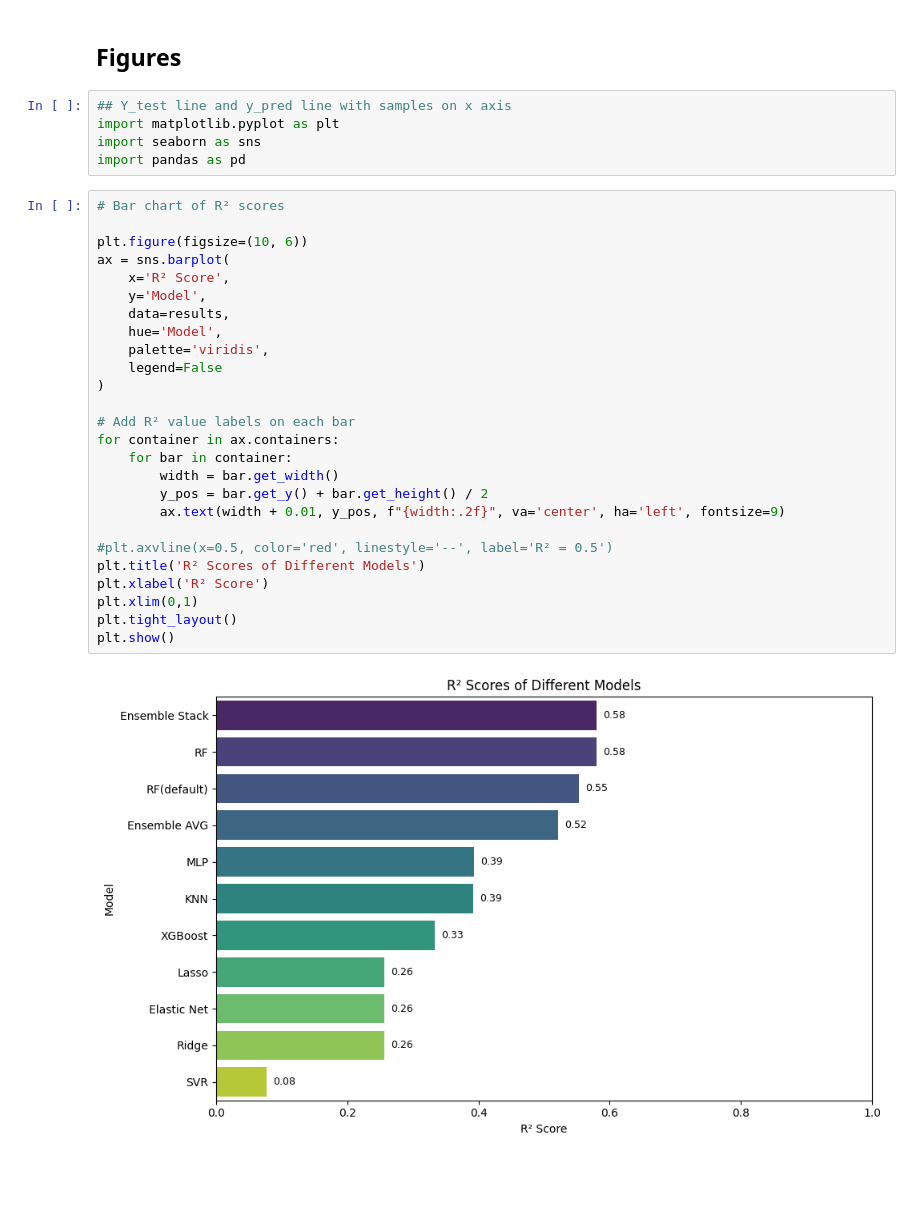
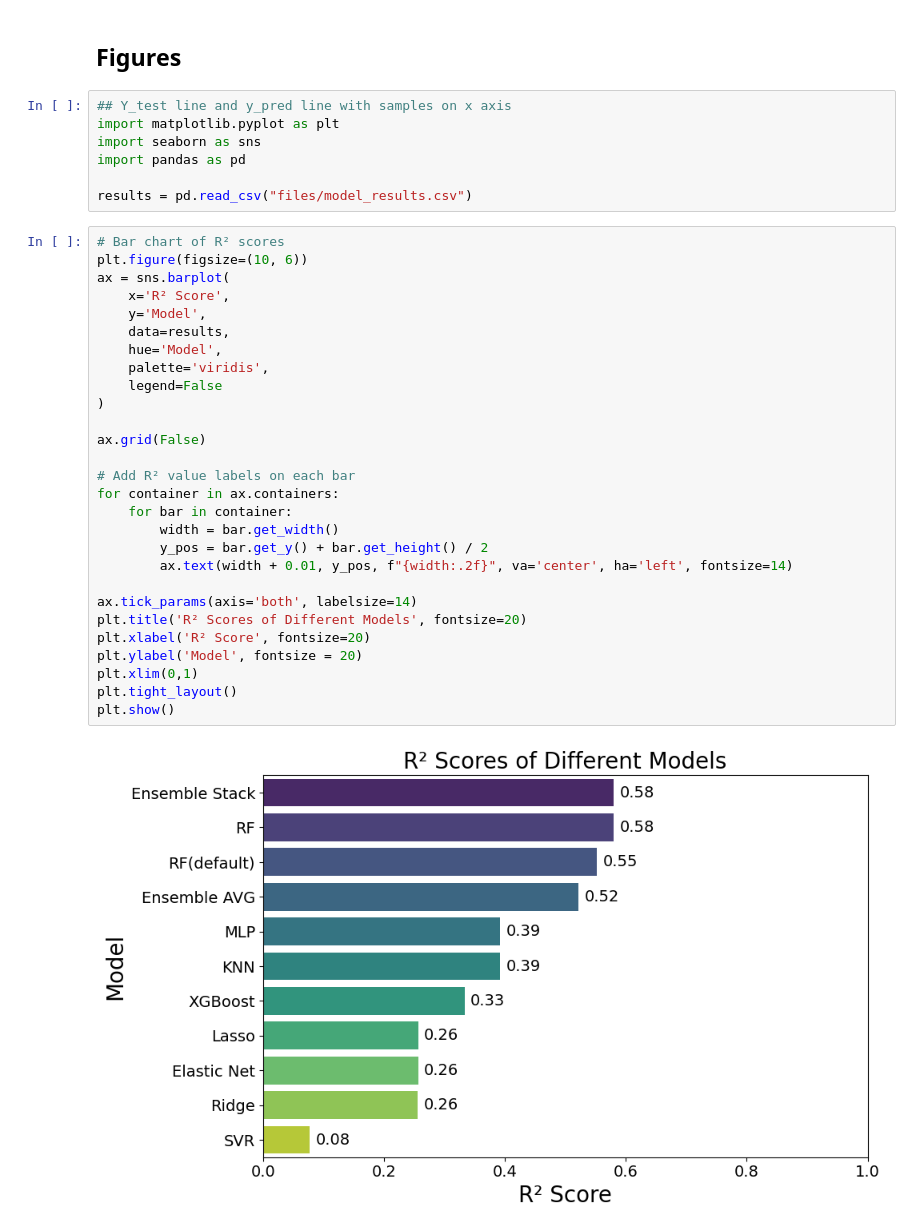
Before and after one commit to siemvo/MSc_ML_Assignment, a Jupyter notebook: !ML_Regression.ipynb, the cells around one changed output. Cells and saved outputs as stored; diff of their text form; blank space fills up the shorter version.

```diff
--- a/!ML_Regression.ipynb
+++ b/!ML_Regression.ipynb
@@ -553,34 +558,38 @@ print(results)
 import matplotlib.pyplot as plt
 import seaborn as sns
 import pandas as pd
+
+results = pd.read_csv("files/model_results.csv")
 # %%
 # Bar chart of R² scores
-
 plt.figure(figsize=(10, 6))
 ax = sns.barplot(
     x='R² Score',
     y='Model',
     data=results,
     hue='Model',
     palette='viridis',
     legend=False
 )
 
+ax.grid(False)
+
 # Add R² value labels on each bar
 for container in ax.containers:
     for bar in container:
         width = bar.get_width()
         y_pos = bar.get_y() + bar.get_height() / 2
-        ax.text(width + 0.01, y_pos, f"{width:.2f}", va='center', ha='left', fontsize=9)
+        ax.text(width + 0.01, y_pos, f"{width:.2f}", va='center', ha='left', fontsize=14)
 
-#plt.axvline(x=0.5, color='red', linestyle='--', label='R² = 0.5')
-plt.title('R² Scores of Different Models')
-plt.xlabel('R² Score')
+ax.tick_params(axis='both', labelsize=14)
+plt.title('R² Scores of Different Models', fontsize=20)
+plt.xlabel('R² Score', fontsize=20)
+plt.ylabel('Model', fontsize = 20)
 plt.xlim(0,1)
 plt.tight_layout()
 plt.show()
 # %% [output]
-[figure, old version]
+[figure, new version]
 # %%
 # y_test vs y_pred_rf
 import matplotlib.pyplot as plt
```
Also changed, not shown: parts of 12 cells of this notebook, 2 other files.
